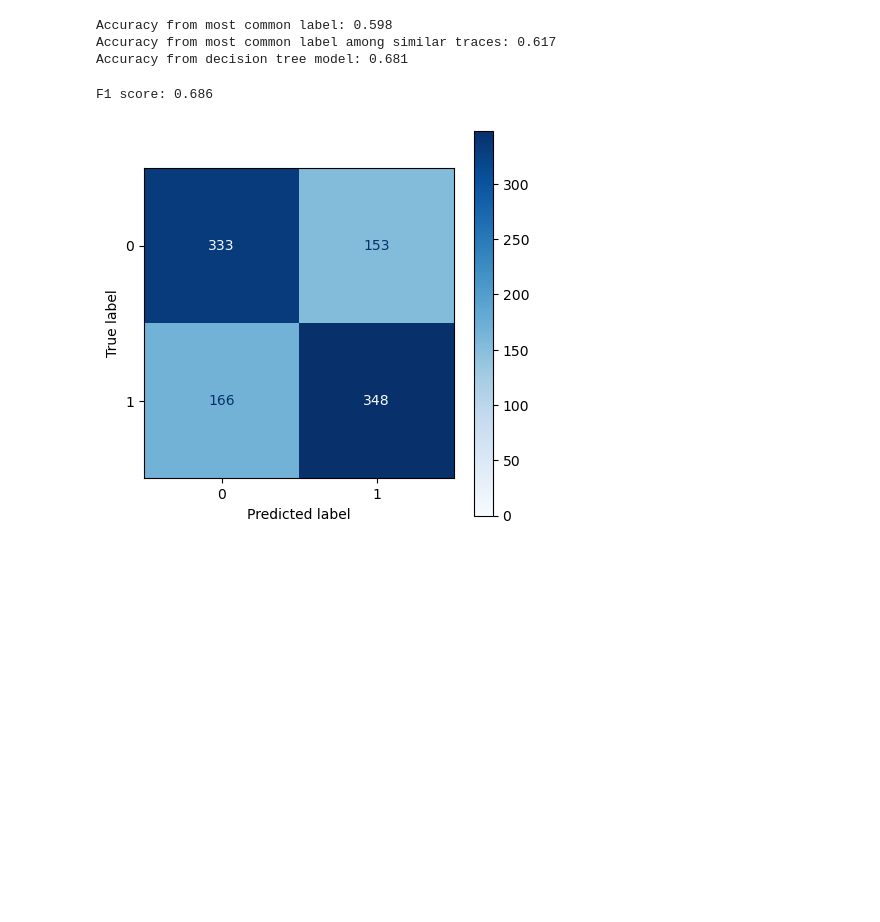
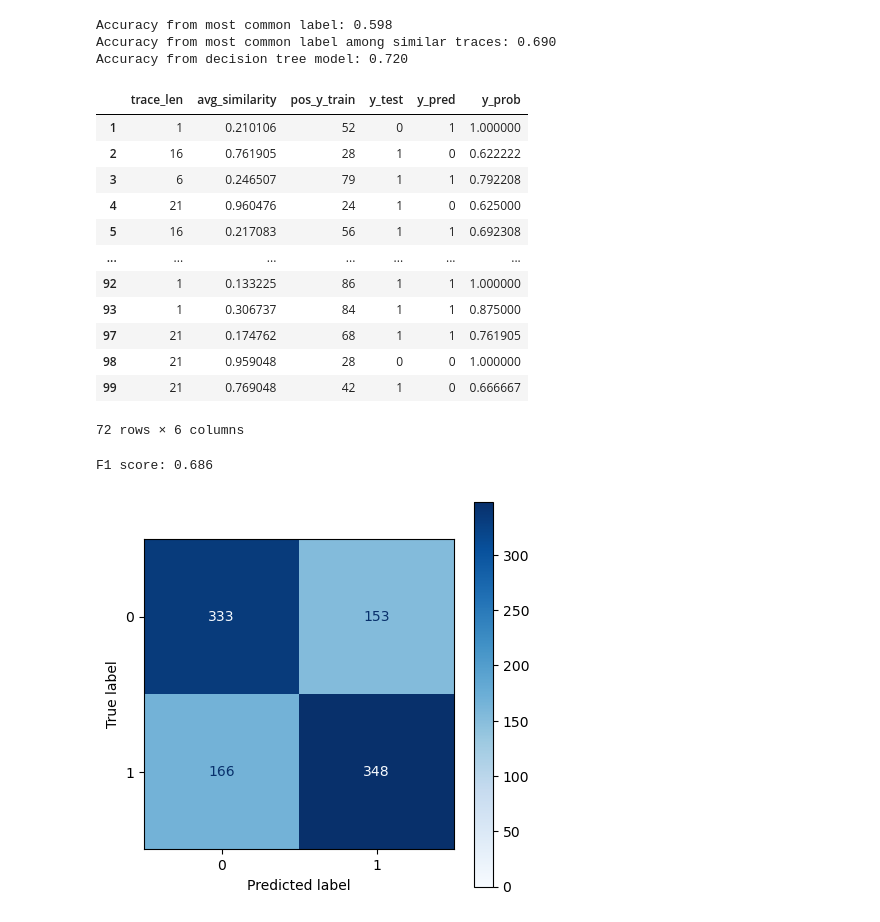
Before and after one commit to GeorgeAntono/Predictive_Process_Mining, a Jupyter notebook: on-the-fly_model.ipynb, the cells around one changed output. Drawn from its saved outputs; the diff is of its cells as text; code cells hidden in the pictures; blank space fills up the shorter version.

Commit message:
add test set

```diff
--- a/on-the-fly_model.ipynb
+++ b/on-the-fly_model.ipynb
@@ -10,20 +25,15 @@ event_log = import_xes("data/Hospital_log.xes.gz")
 # %%
 # set parameters
-extract_prefixes = True
-prefix_max_len = 21 # maximum length of prefixes
-prefix_steps = 5 # number of steps to skip when extracting prefixes
+n_validation = 100 # number of validation runs (LOOCV)
 n_most_similar = 100 # number of most similar historic traces to include
 X_cols = ['case:Diagnosis code', 'case:Treatment code']
 lf = label_function_1
-n_validation = 1000 # number of validation runs (LOOCV)
 
-# get all traces
-all_traces = event_log.groupby('case:concept:name')['Activity code'].apply(list)
+# get prefixes
+if use_testset:
+    all_traces = pd.read_csv("data/test_set_all_prefixes.csv")
+else:
 
-if extract_prefixes:
-    # expand each list into prefixes
-    all_traces = all_traces.apply(lambda x: prefix_extraction(x, prefix_max_len, prefix_steps))
-    all_traces = all_traces.explode()
 
 # get a label function map
 lf_map = get_lf_map(event_log, lf)
@@ -80,7 +90,25 @@ print(f'Accuracy from most common label among similar traces: {acc2:.3f}')
 print(f'Accuracy from decision tree model: {acc3:.3f}')
 # %% [output]
 Accuracy from most common label: 0.598
-Accuracy from most common label among similar traces: 0.617
-Accuracy from decision tree model: 0.681
+Accuracy from most common label among similar traces: 0.690
+Accuracy from decision tree model: 0.720
+# %%
+threshold = 0.6
+
+df_predictions[df_predictions['y_prob'] > threshold]
+# %% [output]
+|  | trace_len | avg_similarity | pos_y_train | y_test | y_pred | y_prob |
+| 1 | 1 | 0.210106 | 52 | 0 | 1 | 1.000000 |
+| 2 | 16 | 0.761905 | 28 | 1 | 0 | 0.622222 |
+| 3 | 6 | 0.246507 | 79 | 1 | 1 | 0.792208 |
+| 4 | 21 | 0.960476 | 24 | 1 | 0 | 0.625000 |
+| 5 | 16 | 0.217083 | 56 | 1 | 1 | 0.692308 |
+| ... | ... | ... | ... | ... | ... | ... |
+| 92 | 1 | 0.133225 | 86 | 1 | 1 | 1.000000 |
+| 93 | 1 | 0.306737 | 84 | 1 | 1 | 0.875000 |
+| 97 | 21 | 0.174762 | 68 | 1 | 1 | 0.761905 |
+| 98 | 21 | 0.959048 | 28 | 0 | 0 | 1.000000 |
+| 99 | 21 | 0.769048 | 42 | 1 | 0 | 0.666667 |
+72 rows × 6 columns
 # %%
 # confusion matrix figure
```
Also changed, not shown: parts of 5 cells of this notebook, 1 other file.
